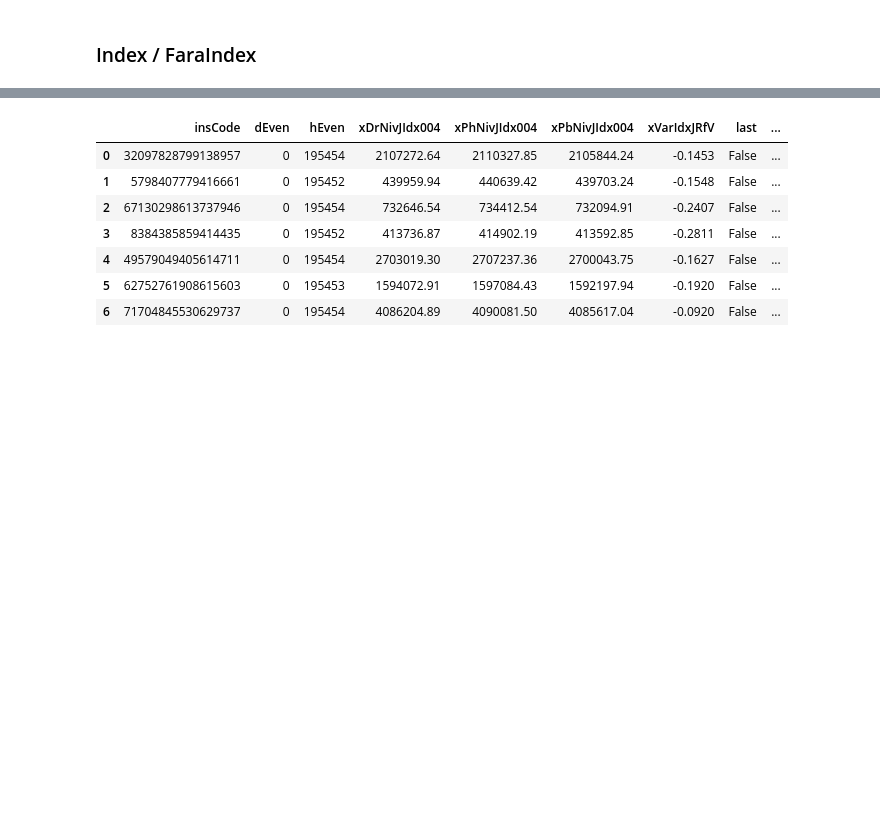
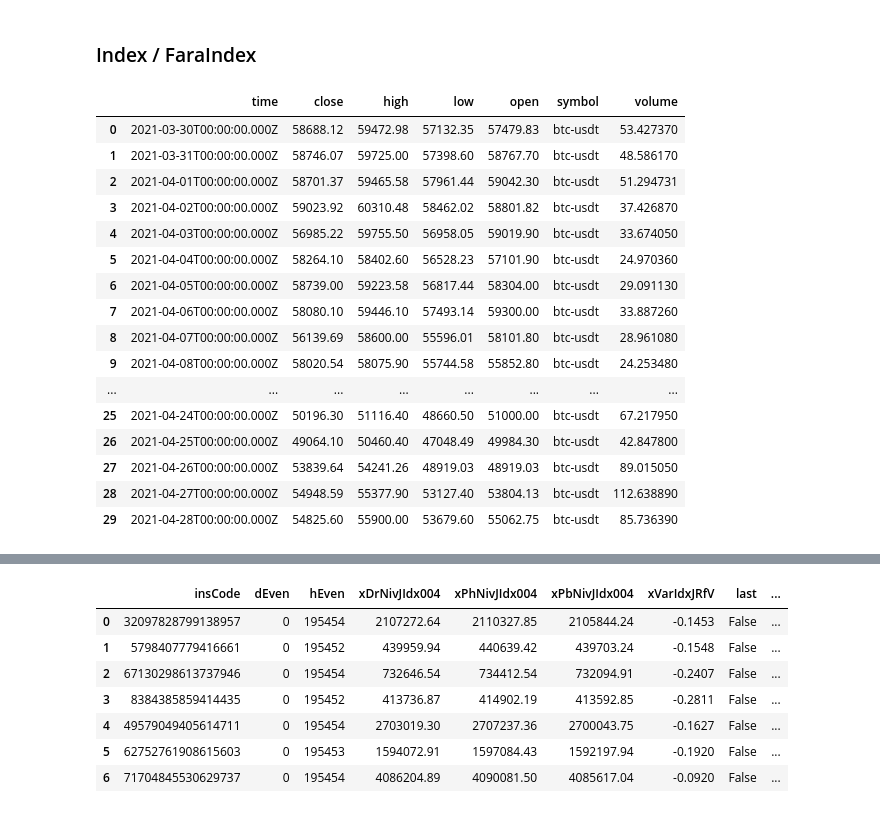
Before and after one commit to saeid-lotfi/feefee, a Jupyter notebook: tsetmc-api.ipynb, the cells around one changed output, grey strips where cells are left out. Drawn from its saved outputs; the diff is of its cells as text; code cells hidden in the pictures; blank space fills up the shorter version.

```diff
--- a/tsetmc-api.ipynb
+++ b/tsetmc-api.ipynb
@@ -4,3 +4,28 @@ import requests
 import datetime as dt
 # %% [markdown]
 ### Index / FaraIndex
+# %%
+url = "https://api.exir.io/v2/chart?symbol=btc-usdt&resolution=1D&from=1616987453&to=1619579513"
+response = requests.get(url)
+# %%
+res = response.json()
+# %%
+pd.DataFrame(res)
+# %% [output]
+|  | time | close | high | low | open | symbol | volume |
+| 0 | 2021-03-30T00:00:00.000Z | 58688.12 | 59472.98 | 57132.35 | 57479.83 | btc-usdt | 53.427370 |
+| 1 | 2021-03-31T00:00:00.000Z | 58746.07 | 59725.00 | 57398.60 | 58767.70 | btc-usdt | 48.586170 |
+| 2 | 2021-04-01T00:00:00.000Z | 58701.37 | 59465.58 | 57961.44 | 59042.30 | btc-usdt | 51.294731 |
+| 3 | 2021-04-02T00:00:00.000Z | 59023.92 | 60310.48 | 58462.02 | 58801.82 | btc-usdt | 37.426870 |
+| 4 | 2021-04-03T00:00:00.000Z | 56985.22 | 59755.50 | 56958.05 | 59019.90 | btc-usdt | 33.674050 |
+| 5 | 2021-04-04T00:00:00.000Z | 58264.10 | 58402.60 | 56528.23 | 57101.90 | btc-usdt | 24.970360 |
+| 6 | 2021-04-05T00:00:00.000Z | 58739.00 | 59223.58 | 56817.44 | 58304.00 | btc-usdt | 29.091130 |
+| 7 | 2021-04-06T00:00:00.000Z | 58080.10 | 59446.10 | 57493.14 | 59300.00 | btc-usdt | 33.887260 |
+| 8 | 2021-04-07T00:00:00.000Z | 56139.69 | 58600.00 | 55596.01 | 58101.80 | btc-usdt | 28.961080 |
+| 9 | 2021-04-08T00:00:00.000Z | 58020.54 | 58075.90 | 55744.58 | 55852.80 | btc-usdt | 24.253480 |
+| ... | ... | ... | ... | ... | ... | ... | ... |
+| 25 | 2021-04-24T00:00:00.000Z | 50196.30 | 51116.40 | 48660.50 | 51000.00 | btc-usdt | 67.217950 |
+| 26 | 2021-04-25T00:00:00.000Z | 49064.10 | 50460.40 | 47048.49 | 49984.30 | btc-usdt | 42.847800 |
+| 27 | 2021-04-26T00:00:00.000Z | 53839.64 | 54241.26 | 48919.03 | 48919.03 | btc-usdt | 89.015050 |
+| 28 | 2021-04-27T00:00:00.000Z | 54948.59 | 55377.90 | 53127.40 | 53804.13 | btc-usdt | 112.638890 |
+| 29 | 2021-04-28T00:00:00.000Z | 54825.60 | 55900.00 | 53679.60 | 55062.75 | btc-usdt | 85.736390 |
```
Also changed, not shown: parts of 6 cells of this notebook, 8 other files.
